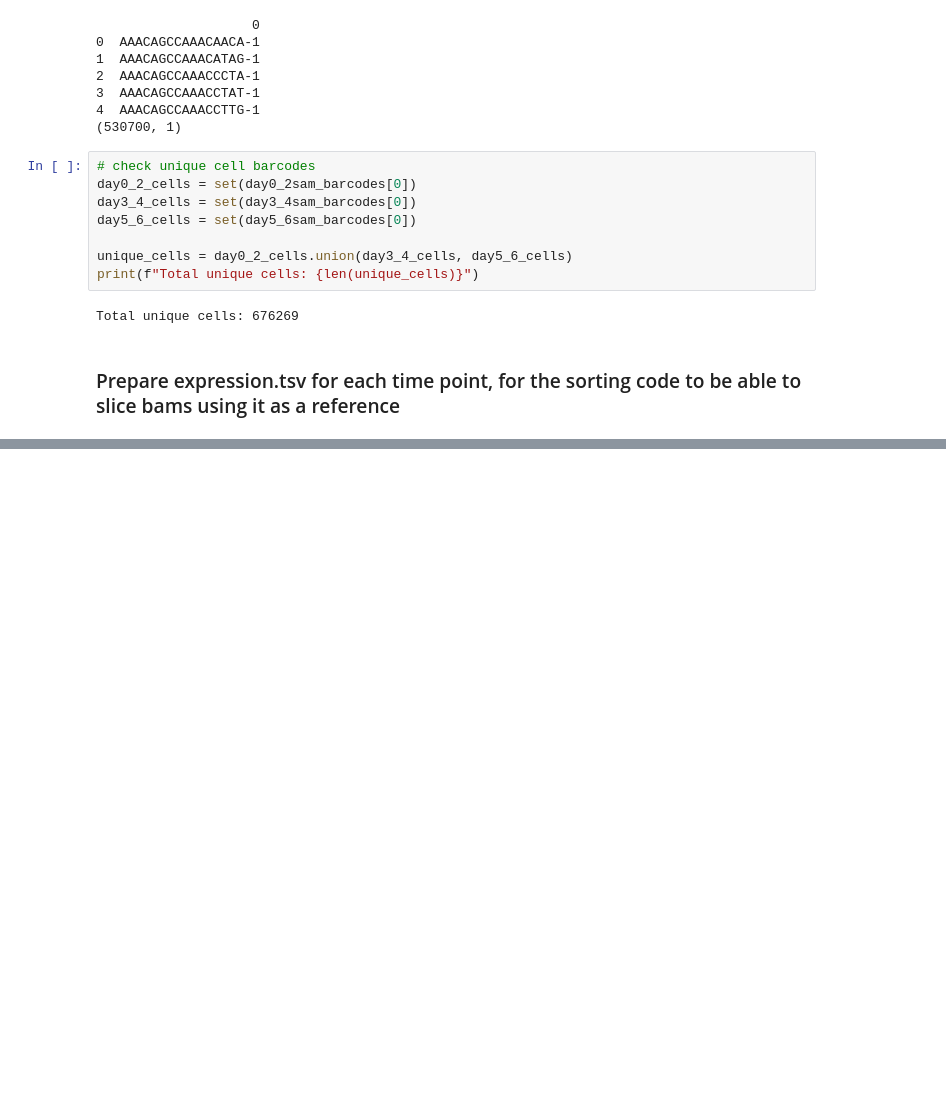
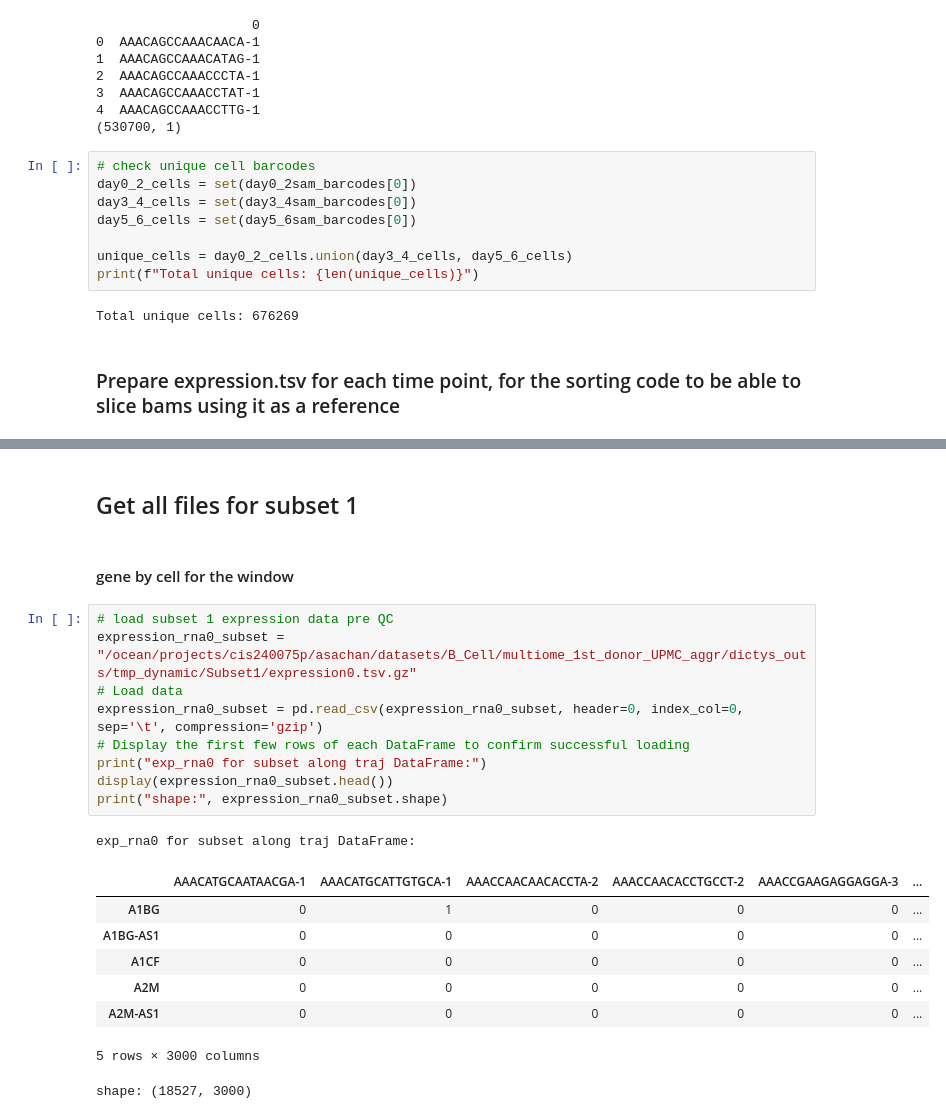
Before and after one commit to akanksha-sachan/B_Cell_States, a Jupyter notebook: multiome_dictys/py_scripts/data_prep_and_checks.ipynb, the cells around one changed output, grey strips where cells are left out. Drawn from its saved outputs; the diff is of its cells as text; blank space fills up the shorter version.

```diff
--- a/multiome_dictys/py_scripts/data_prep_and_checks.ipynb
+++ b/multiome_dictys/py_scripts/data_prep_and_checks.ipynb
@@ -678,0 +851,23 @@ Total unique cells: 676269
+# %% [markdown]
+## Get all files for subset 1
+# %% [markdown]
+#### gene by cell for the window
+# %%
+# load subset 1 expression data pre QC
+expression_rna0_subset = "/ocean/projects/cis240075p/asachan/datasets/B_Cell/multiome_1st_donor_UPMC_aggr/dictys_outs/tmp_dynamic/Subset1/expression0.tsv.gz"
+# Load data
+expression_rna0_subset = pd.read_csv(expression_rna0_subset, header=0, index_col=0, sep='\t', compression='gzip')
+# Display the first few rows of each DataFrame to confirm successful loading
+print("exp_rna0 for subset along traj DataFrame:")
+display(expression_rna0_subset.head())
+print("shape:", expression_rna0_subset.shape)
+# %% [output]
+exp_rna0 for subset along traj DataFrame:
+|  | AAACATGCAATAACGA-1 | AAACATGCATTGTGCA-1 | AAACCAACAACACCTA-2 | AAACCAACACCTGCCT-2 | AAACCGAAGAGGAGGA-3 | ... |
+| A1BG | 0 | 1 | 0 | 0 | 0 | ... |
+| A1BG-AS1 | 0 | 0 | 0 | 0 | 0 | ... |
+| A1CF | 0 | 0 | 0 | 0 | 0 | ... |
+| A2M | 0 | 0 | 0 | 0 | 0 | ... |
+| A2M-AS1 | 0 | 0 | 0 | 0 | 0 | ... |
+5 rows × 3000 columns
+shape: (18527, 3000)
```
Also changed, not shown: parts of 13 cells of this notebook, 7 other files.
